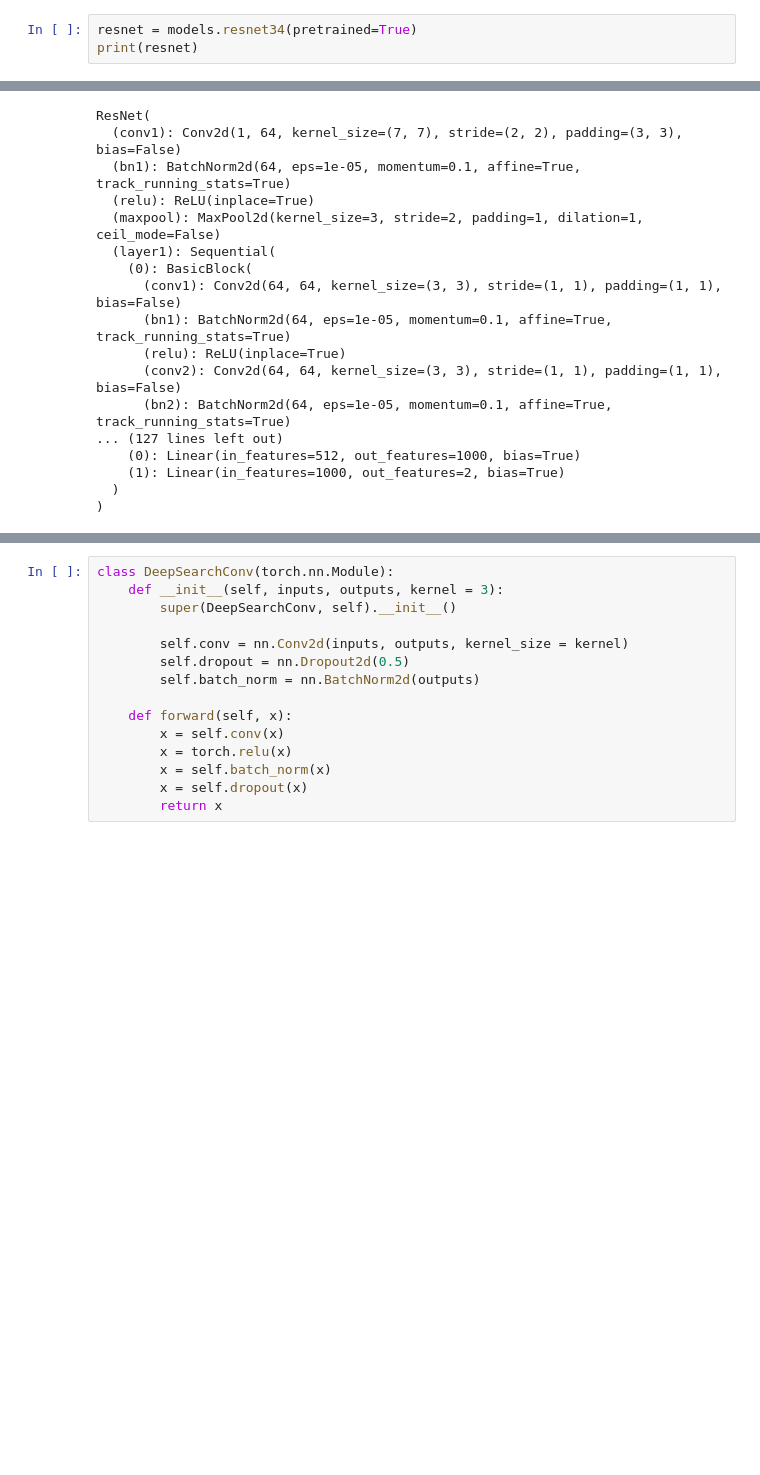
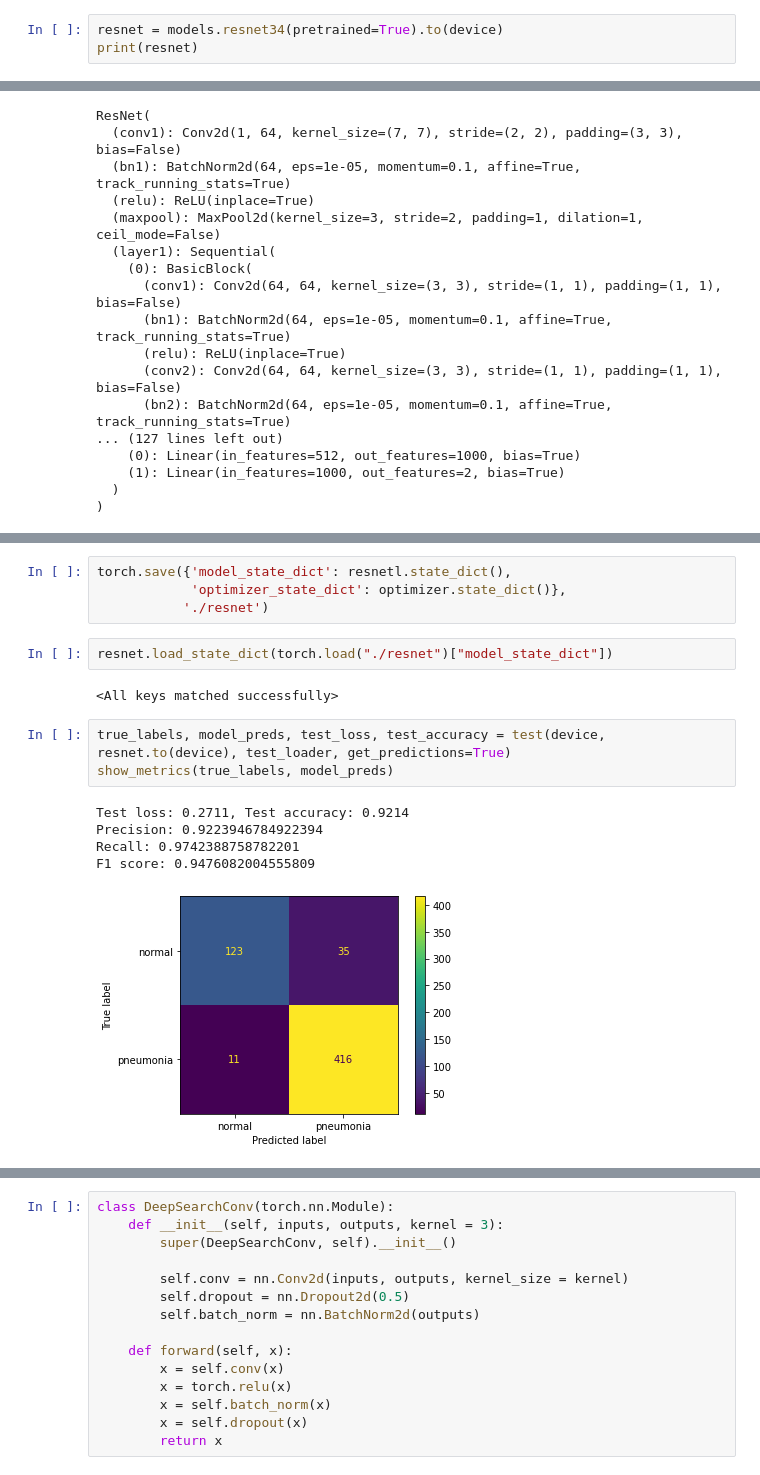
Before and after one commit to RealWinTKyaw/Deep-Learning, a Jupyter notebook: resnet.ipynb, the cells around one changed output, grey strips where cells are left out. Cells and saved outputs as stored; diff of their text form; blank space fills up the shorter version.

```diff
--- a/resnet.ipynb
+++ b/resnet.ipynb
@@ -116,5 +117,5 @@ visualize_data(test_data)
 # %%
-resnet = models.resnet34(pretrained=True)
+resnet = models.resnet34(pretrained=True).to(device)
 print(resnet)
 # %% [output]
 ResNet(
@@ -202,3 +203,20 @@ Epoch [3/3], Step [70/74], Loss: 0.0923
+# %%
+torch.save({'model_state_dict': resnetl.state_dict(),
+            'optimizer_state_dict': optimizer.state_dict()},
+           './resnet')
+# %%
+resnet.load_state_dict(torch.load("./resnet")["model_state_dict"])
+# %% [output]
+<All keys matched successfully>
+# %%
+true_labels, model_preds, test_loss, test_accuracy = test(device, resnet.to(device), test_loader, get_predictions=True)
+show_metrics(true_labels, model_preds)
+# %% [output]
+Test loss: 0.2711, Test accuracy: 0.9214
+Precision: 0.9223946784922394
+Recall: 0.9742388758782201
+F1 score: 0.9476082004555809
+[figure, added]
 # %%
 resnet.eval()
 total=0
```
Also changed, not shown: parts of 8 cells of this notebook, 14 other files.
